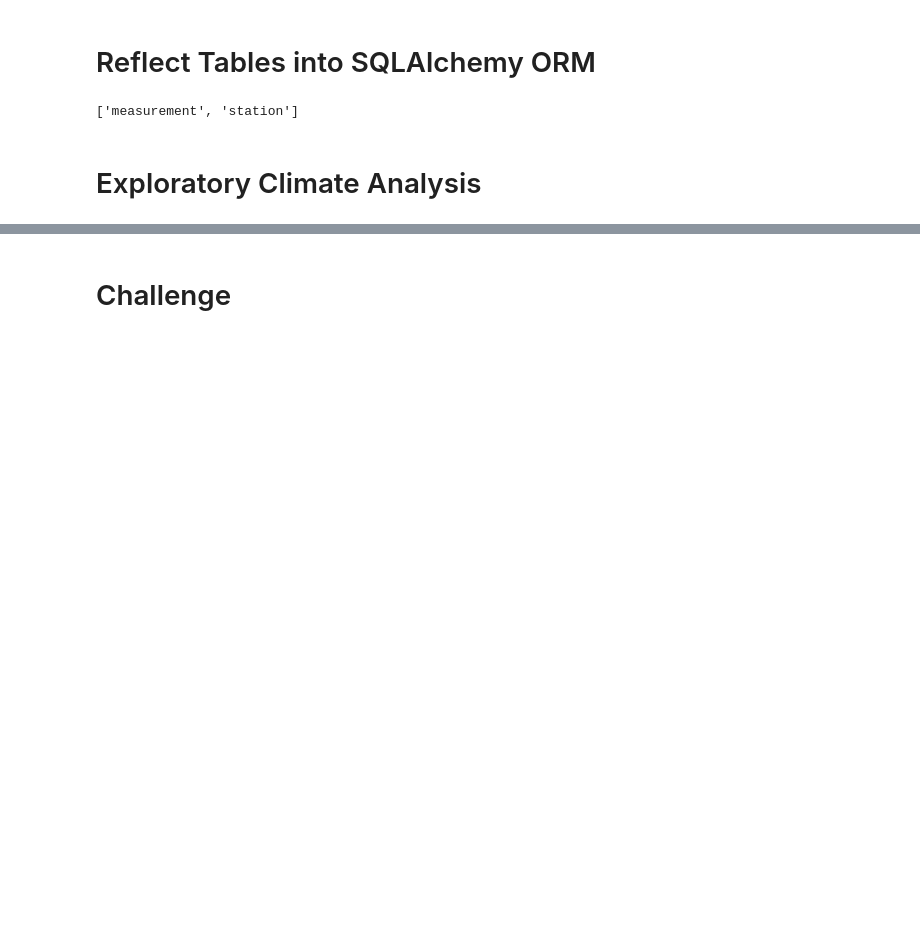
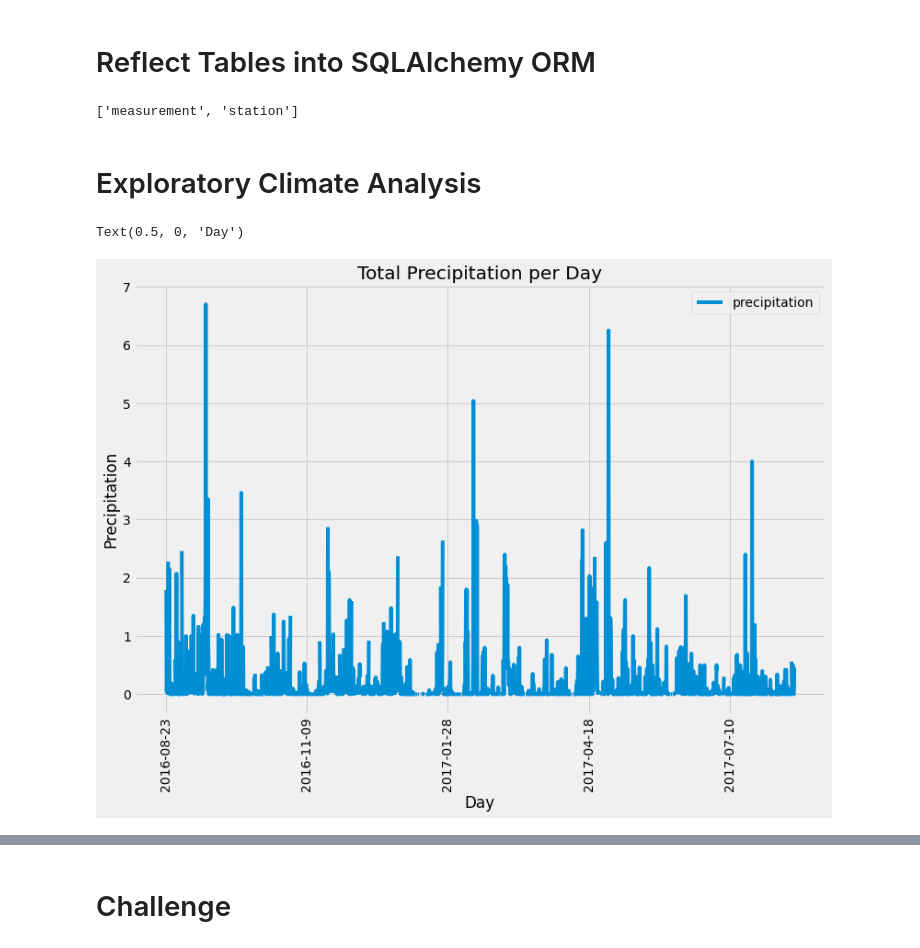
Before and after one commit to NKKhosa/surfs_up, a Jupyter notebook: climate_analysis.ipynb, the cells around one changed output, grey strips where cells are left out. Saved outputs shown, nothing was run; the diff lists cells and outputs as text; code cells hidden in the pictures; blank space fills up the shorter version.

Commit message:
Exploratory weather analysis and precipitation mapping.

```diff
--- a/climate_analysis.ipynb
+++ b/climate_analysis.ipynb
@@ -42,15 +42,38 @@ session = Session(engine)
 # %%
 # Design a query to retrieve the last 12 months of precipitation data and plot the results.
 #Starting from the last data point in the database.
+# pre_year = dt.date(2017, 8, 23)
 
-# Calculate the date one year from the last date in data set.
+# Calculate the date one year from the last date in data set. (timedelta() allows you to trace back a date by days)
+prev_year = dt.date(2017, 8, 23) - dt.timedelta(days=365)
 
 # Perform a query to retrieve the data and precipitation scores
+# create a variable to store results
+results = []
+
+results = session.query(Measurement.date, Measurement.prcp).filter(Measurement.date >= prev_year).all()
+# print(results)
 
 # Save the query results as a Pandas DataFrame and set the index to the date column
+df = pd.DataFrame(results, columns=['date', 'precipitation'])
 
 # Sort the dataframe by date
-
+df.set_index(df['date'], inplace=True)
+# print df with index
+# print(df)
+#print df without index
+# print(df.to_string(index=False))
+# sort results in chronological order
+df = df.sort_index()
+# print(df.to_string(index=False))
 # Use Pandas Plotting with Matplotlib to plot the data
+df.plot(figsize=(12,8))
+plt.xticks(rotation=90)
+plt.title('Total Precipitation per Day')
+plt.ylabel("Precipitation")
+plt.xlabel('Day')
+# %% [output]
+Text(0.5, 0, 'Day')
+[figure, added]
 # %%
 # Use Pandas to calcualte the summary statistics for the precipitation data
```
Also changed, not shown: parts of 1 cell of this notebook.
